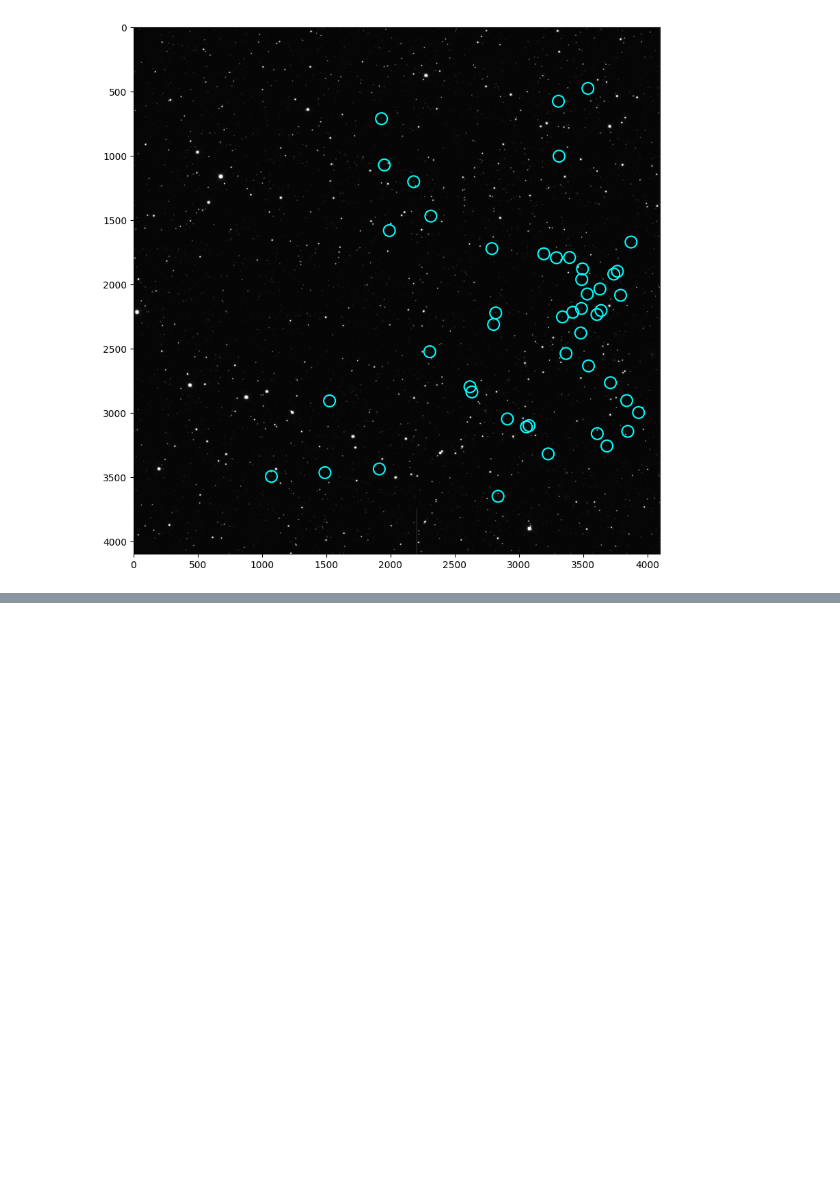
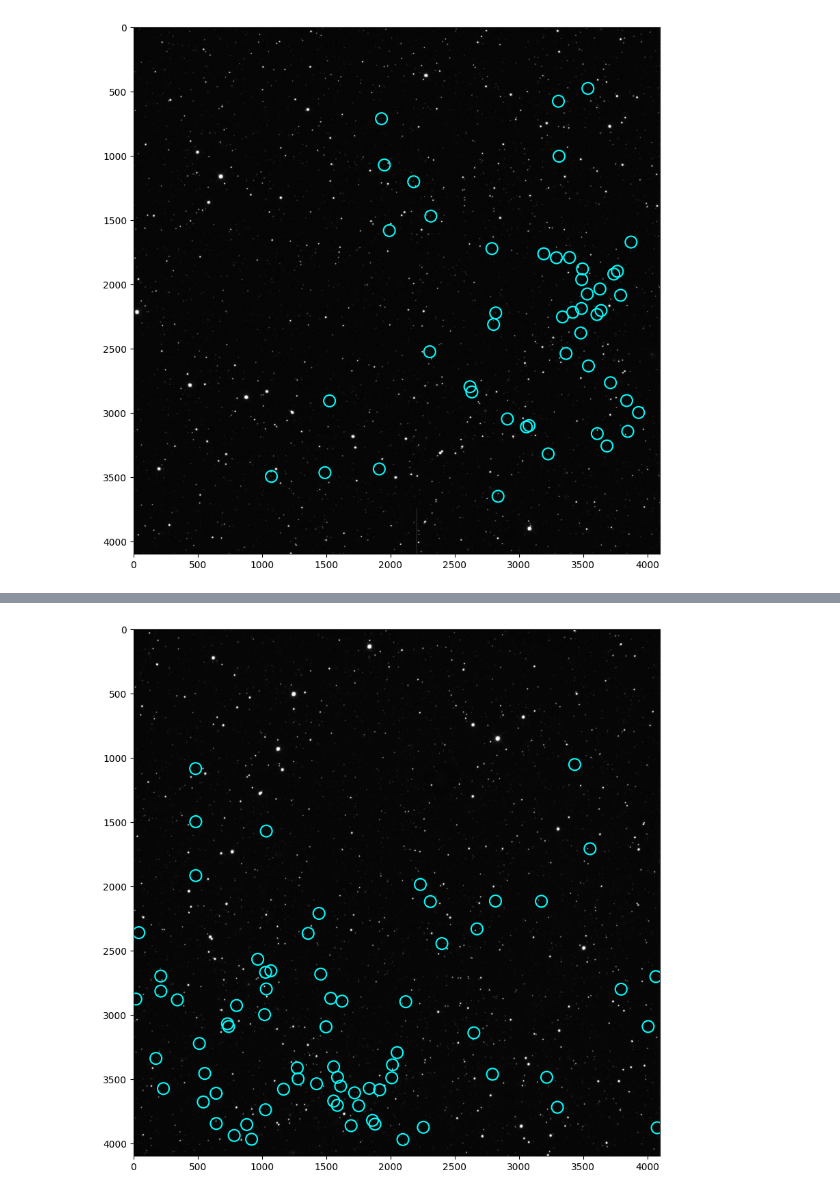
Before and after one commit to JackDavidMaher/THE-BOYZ-ARE-BACK, a Jupyter notebook: Astro_Labbook_2025.ipynb, the cells around one changed output, grey strips where cells are left out. Saved outputs shown, nothing was run; the diff lists cells and outputs as text; code cells hidden in the pictures; blank space fills up the shorter version.

```diff
--- a/Astro_Labbook_2025.ipynb
+++ b/Astro_Labbook_2025.ipynb
@@ -603,0 +938,28 @@ plt.show()
+# %%
+galaxy_coords = SkyCoord(ra=galaxy_table['RA'], dec=galaxy_table['Dec'], unit=(u.hourangle, u.deg))
+
+source_coords = image_table['sky_centroid']
+
+idx, separation_2d, _ = galaxy_coords.match_to_catalog_sky(source_coords)
+
+max_separation = 3 * u.arcsec
+is_match = separation_2d < max_separation
+num_matches = np.sum(is_match)
+print(f"{num_matches} matches within a {max_separation} radius")
+
+semimajor_by_galaxy = image_table['semimajor_sigma'][idx].value
+psf_sigma = 1.5
+is_extended = semimajor_by_galaxy > psf_sigma
+final_mask = is_match & is_extended
+print(f"{np. sum(final_mask)} extended sources (likely galaxies)")
+
+matched_galaxies = galaxy_table[final_mask]
+matched_sources = image_table[idx[final_mask]]
+matched_galaxies['separation_arcsec'] = separation_2d[final_mask].to(u.arcsec)
+
+final_table = hstack([matched_galaxies, matched_sources], join_type='exact', table_names=['simbad', 'image'])
+
+
+useful_cols = ['identifier', 'typ', 'separation_arcsec', 'kron_flux', 'segment_flux', 'RA', 'Dec']
+final_cols = [c for c in useful_cols if c in final_table.colnames]
+final_table[final_cols].pprint_all()
@@ -603,0 +984,18 @@ plt.show()
+# %%
+matched_coords = SkyCoord(ra=final_table['RA'],
+                          dec=final_table['Dec'],
+                          unit=(u.hourangle, u.deg))
+
+ra = matched_coords.ra.deg
+dec = matched_coords.dec.deg
+
+pixel_coords = wcs.world_to_pixel_values(ra,dec)
+pixel_x = pixel_coords[0]
+pixel_y = pixel_coords[1]
+
+fig, ax = plt.subplots(1, 1, figsize=(10, 10))
+ax.imshow(subtracted_background.data, cmap='gray', vmin = -23, vmax = 1000)
+ax.scatter(pixel_x, pixel_y, marker='o', s=150, facecolors='none', edgecolors='cyan', lw=1.5, label='Matched SIMBAD Galaxies')
+plt.show()
+# %% [output]
+[figure, added]
```
Also changed, not shown: parts of 38 cells of this notebook, 4 other files.
